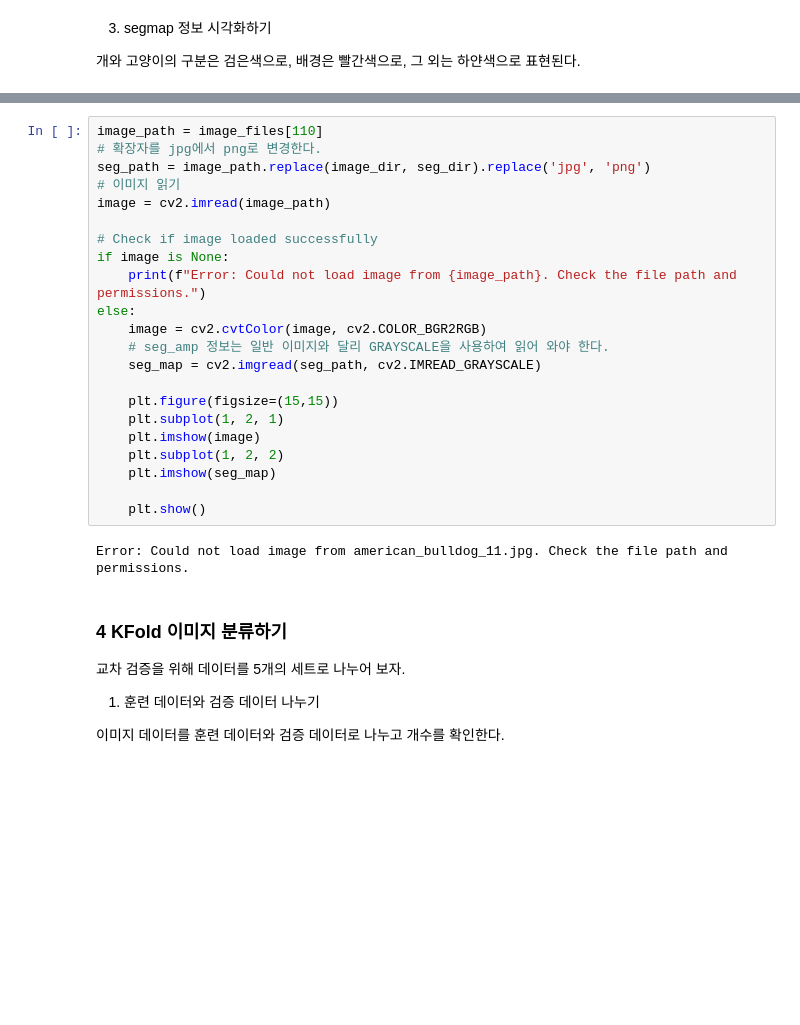
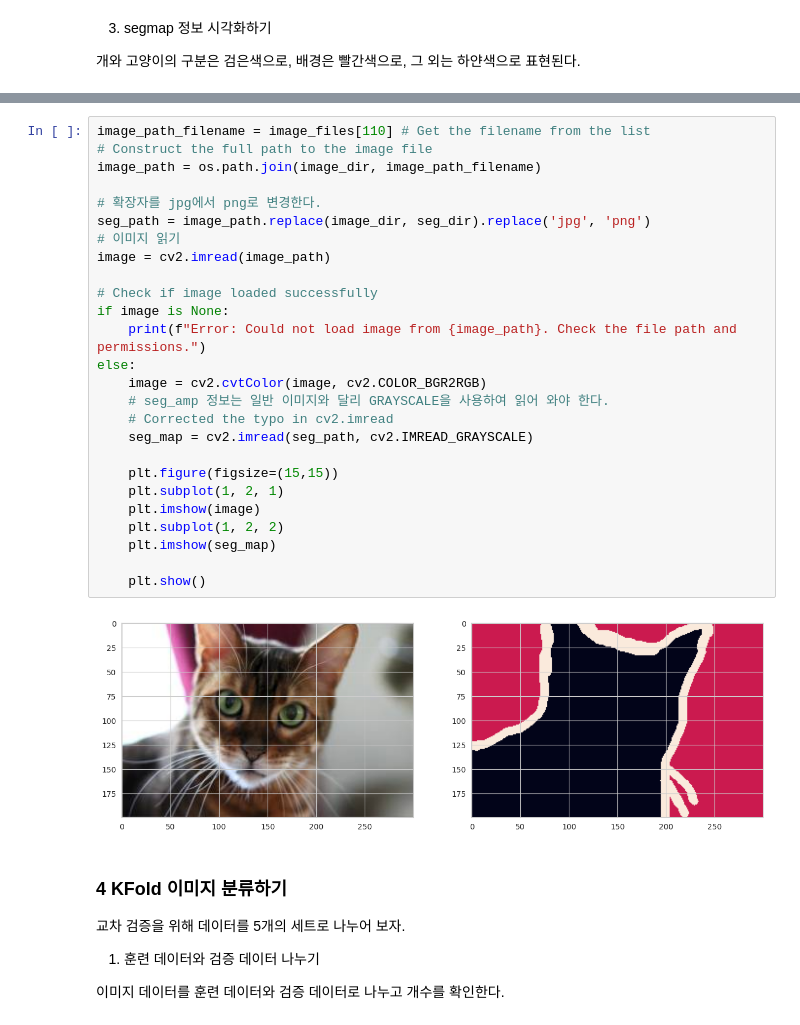
Before and after one commit to ai-modeling-code/ai-programming, a Jupyter notebook: oxford_pet.ipynb, the cells around one changed output, grey strips where cells are left out. Cells and saved outputs as stored; diff of their text form; blank space fills up the shorter version.

```diff
--- a/oxford_pet.ipynb
+++ b/oxford_pet.ipynb
@@ -254,27 +258,31 @@ error: OpenCV(4.10.0) /io/opencv/modules/imgproc/src/color.cpp:196: error: (-215
 # %%
-image_path = image_files[110]
+image_path_filename = image_files[110] # Get the filename from the list
+# Construct the full path to the image file
+image_path = os.path.join(image_dir, image_path_filename)
+
 # 확장자를 jpg에서 png로 변경한다.
 seg_path = image_path.replace(image_dir, seg_dir).replace('jpg', 'png')
 # 이미지 읽기
 image = cv2.imread(image_path)
 
 # Check if image loaded successfully
 if image is None:
     print(f"Error: Could not load image from {image_path}. Check the file path and permissions.")
 else:
     image = cv2.cvtColor(image, cv2.COLOR_BGR2RGB)
     # seg_amp 정보는 일반 이미지와 달리 GRAYSCALE을 사용하여 읽어 와야 한다.
-    seg_map = cv2.imgread(seg_path, cv2.IMREAD_GRAYSCALE)
+    # Corrected the typo in cv2.imread
+    seg_map = cv2.imread(seg_path, cv2.IMREAD_GRAYSCALE)
 
     plt.figure(figsize=(15,15))
     plt.subplot(1, 2, 1)
     plt.imshow(image)
     plt.subplot(1, 2, 2)
     plt.imshow(seg_map)
 
     plt.show()
 # %% [output]
-Error: Could not load image from american_bulldog_11.jpg. Check the file path and permissions.
+[figure, added]
 # %% [markdown]
 ### 4 KFold 이미지 분류하기
 
```
Also changed, not shown: parts of 10 cells of this notebook, 2 other files.
